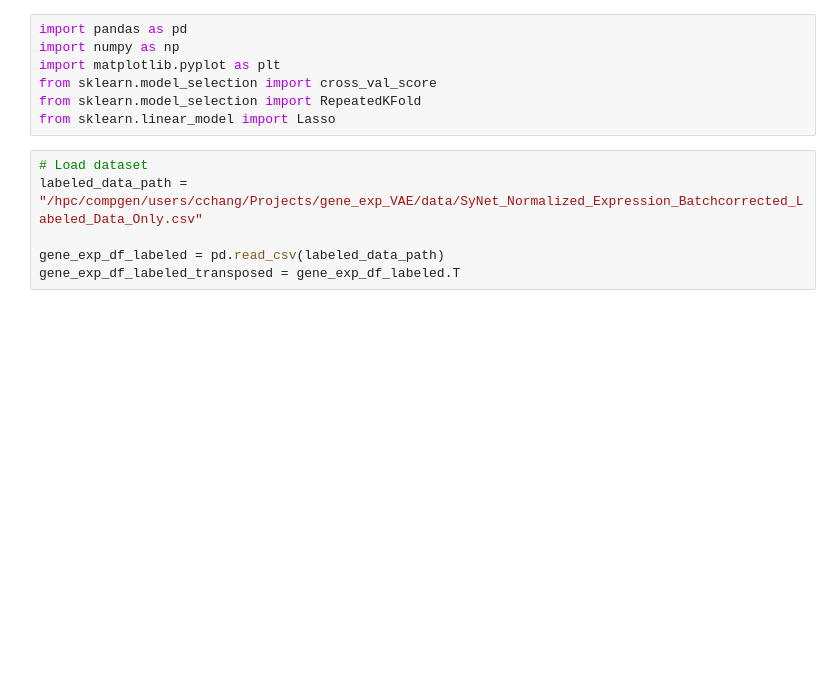
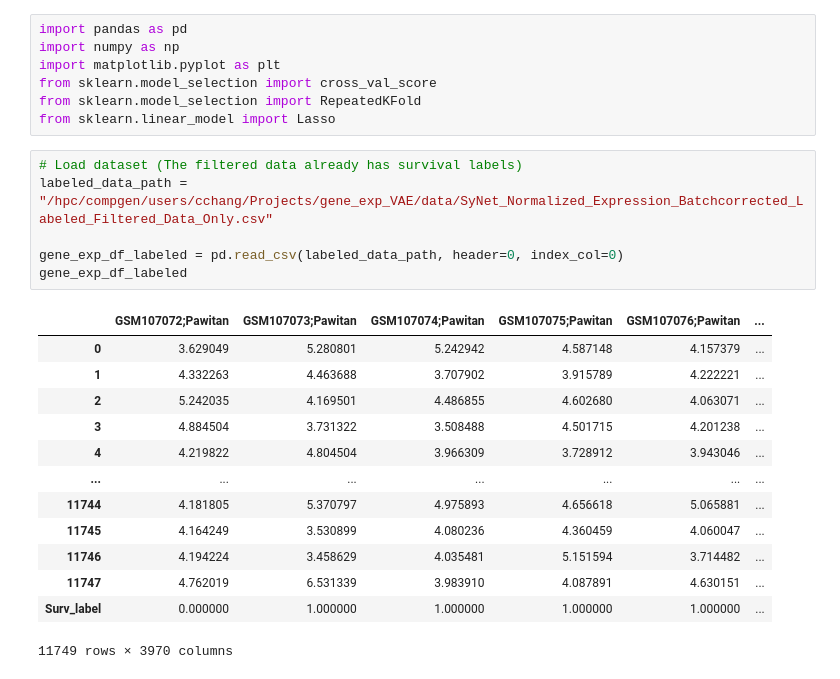
Before and after one commit to Chih-Fan/gene_exp_VAE, a Jupyter notebook: LASSO.ipynb, the cells around one changed output. Drawn from its saved outputs; the diff is of its cells as text; blank space fills up the shorter version.

```diff
--- a/LASSO.ipynb
+++ b/LASSO.ipynb
@@ -6,8 +6,22 @@ from sklearn.model_selection import cross_val_score
 from sklearn.model_selection import RepeatedKFold
 from sklearn.linear_model import Lasso
 # %%
-# Load dataset
-labeled_data_path = "/hpc/compgen/users/cchang/Projects/gene_exp_VAE/data/SyNet_Normalized_Expression_Batchcorrected_Labeled_Data_Only.csv"
+# Load dataset (The filtered data already has survival labels)
+labeled_data_path = "/hpc/compgen/users/cchang/Projects/gene_exp_VAE/data/SyNet_Normalized_Expression_Batchcorrected_Labeled_Filtered_Data_Only.csv"
 
-gene_exp_df_labeled = pd.read_csv(labeled_data_path)
-gene_exp_df_labeled_transposed = gene_exp_df_labeled.T
+gene_exp_df_labeled = pd.read_csv(labeled_data_path, header=0, index_col=0)
+gene_exp_df_labeled
+# %% [output]
+|  | GSM107072;Pawitan | GSM107073;Pawitan | GSM107074;Pawitan | GSM107075;Pawitan | GSM107076;Pawitan | ... |
+| 0 | 3.629049 | 5.280801 | 5.242942 | 4.587148 | 4.157379 | ... |
+| 1 | 4.332263 | 4.463688 | 3.707902 | 3.915789 | 4.222221 | ... |
+| 2 | 5.242035 | 4.169501 | 4.486855 | 4.602680 | 4.063071 | ... |
+| 3 | 4.884504 | 3.731322 | 3.508488 | 4.501715 | 4.201238 | ... |
+| 4 | 4.219822 | 4.804504 | 3.966309 | 3.728912 | 3.943046 | ... |
+| ... | ... | ... | ... | ... | ... | ... |
+| 11744 | 4.181805 | 5.370797 | 4.975893 | 4.656618 | 5.065881 | ... |
+| 11745 | 4.164249 | 3.530899 | 4.080236 | 4.360459 | 4.060047 | ... |
+| 11746 | 4.194224 | 3.458629 | 4.035481 | 5.151594 | 3.714482 | ... |
+| 11747 | 4.762019 | 6.531339 | 3.983910 | 4.087891 | 4.630151 | ... |
+| Surv_label | 0.000000 | 1.000000 | 1.000000 | 1.000000 | 1.000000 | ... |
+11749 rows × 3970 columns
```
Also changed, not shown: parts of 12 cells of this notebook.
